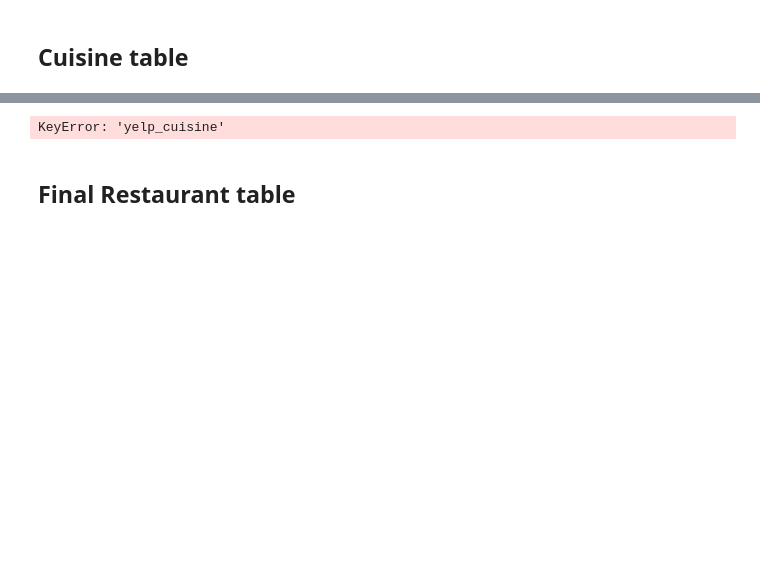
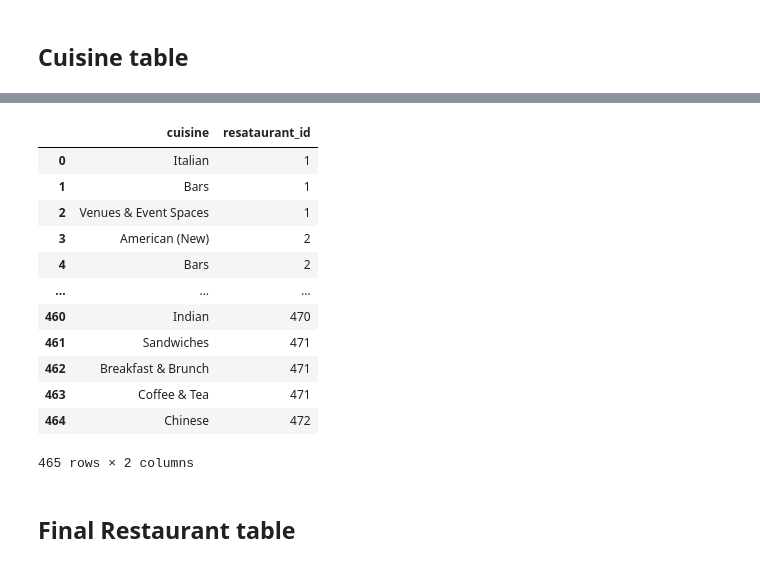
Before and after one commit to deliahellander/ETL-Project, a Jupyter notebook: Transformation/Transformation.ipynb, the cells around one changed output, grey strips where cells are left out. Cells and saved outputs as stored; diff of their text form; code cells hidden in the pictures; blank space fills up the shorter version.

```diff
--- a/Transformation/Transformation.ipynb
+++ b/Transformation/Transformation.ipynb
@@ -365,25 +663,37 @@ cuisine_list
 # %%
 # create the cuisine table
 rest_id = []
 cuisine = []
 for item, row in restaurant_final_df.iterrows():
     # if there is a cuisine entry
     if row['yelp_cuisine'] != "":
         # find the cuisines and add to list
         rest_cuisine = map(str.strip, row['yelp_cuisine'].split(","))
         # search for the restaurant listed cuisines in the cuisine list
         matches = set(rest_cuisine).intersection(cuisine_list)
         # add the cuisine and restaurant id to list
         for match in matches:
             cuisine.append(match)
             rest_id.append(row['restaurant_id'])
 
 # add lists to the dataframe
 cuisine_df = pd.DataFrame({'cuisine':cuisine,
-                          'resataurant_id':rest_id})
+                          'restaurant_id':rest_id})
 cuisine_df
 # %% [output]
+|  | cuisine | resataurant_id |
+| 0 | Italian | 1 |
+| 1 | Bars | 1 |
+| 2 | Venues & Event Spaces | 1 |
+| 3 | American (New) | 2 |
+| 4 | Bars | 2 |
+| ... | ... | ... |
+| 460 | Indian | 470 |
+| 461 | Sandwiches | 471 |
+| 462 | Breakfast & Brunch | 471 |
+| 463 | Coffee & Tea | 471 |
+| 464 | Chinese | 472 |
-KeyError: 'yelp_cuisine'
+465 rows × 2 columns
 # %% [markdown]
 ## Final Restaurant table
 # %%
```
Also changed, not shown: parts of 21 cells of this notebook, 4 other files.
